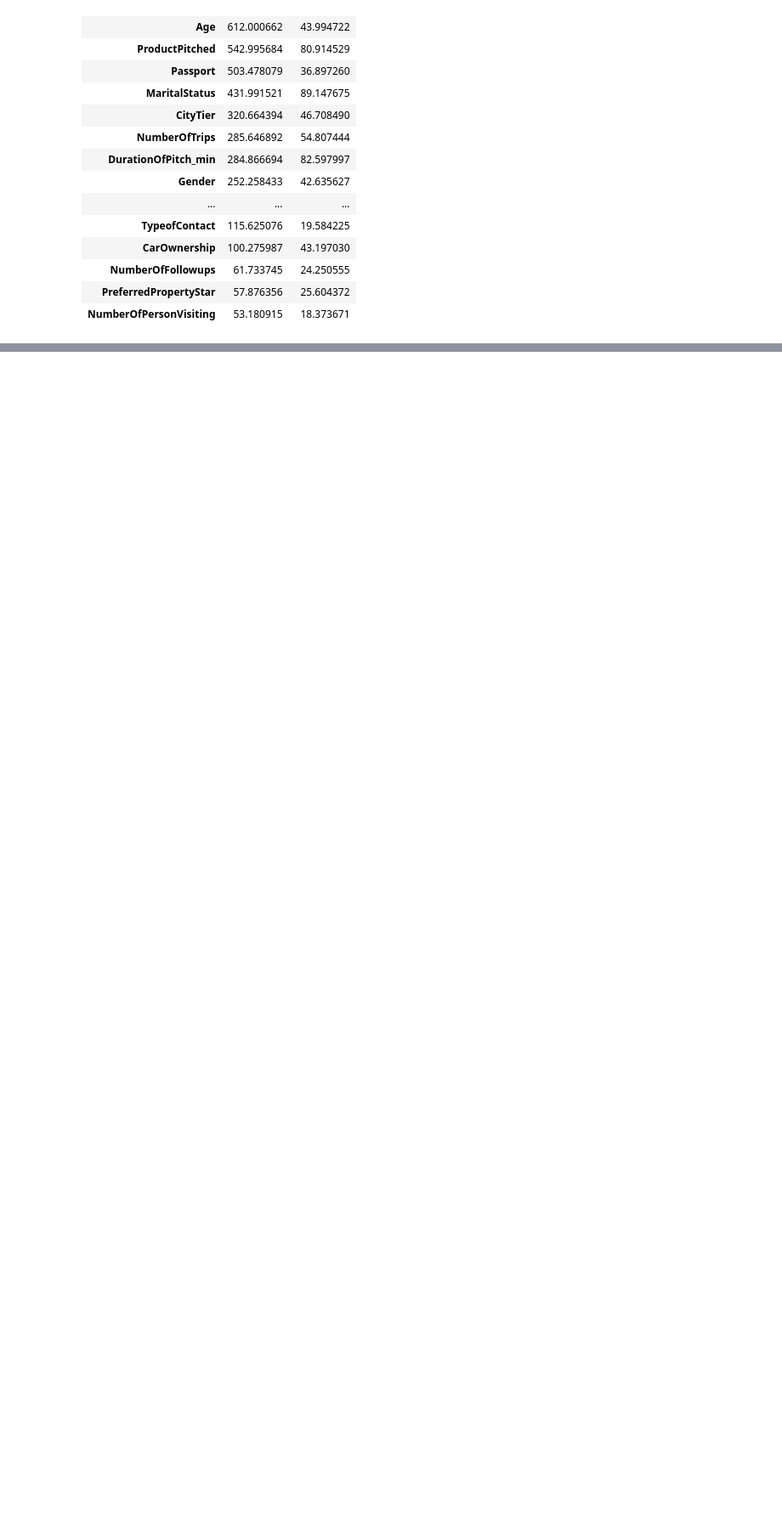
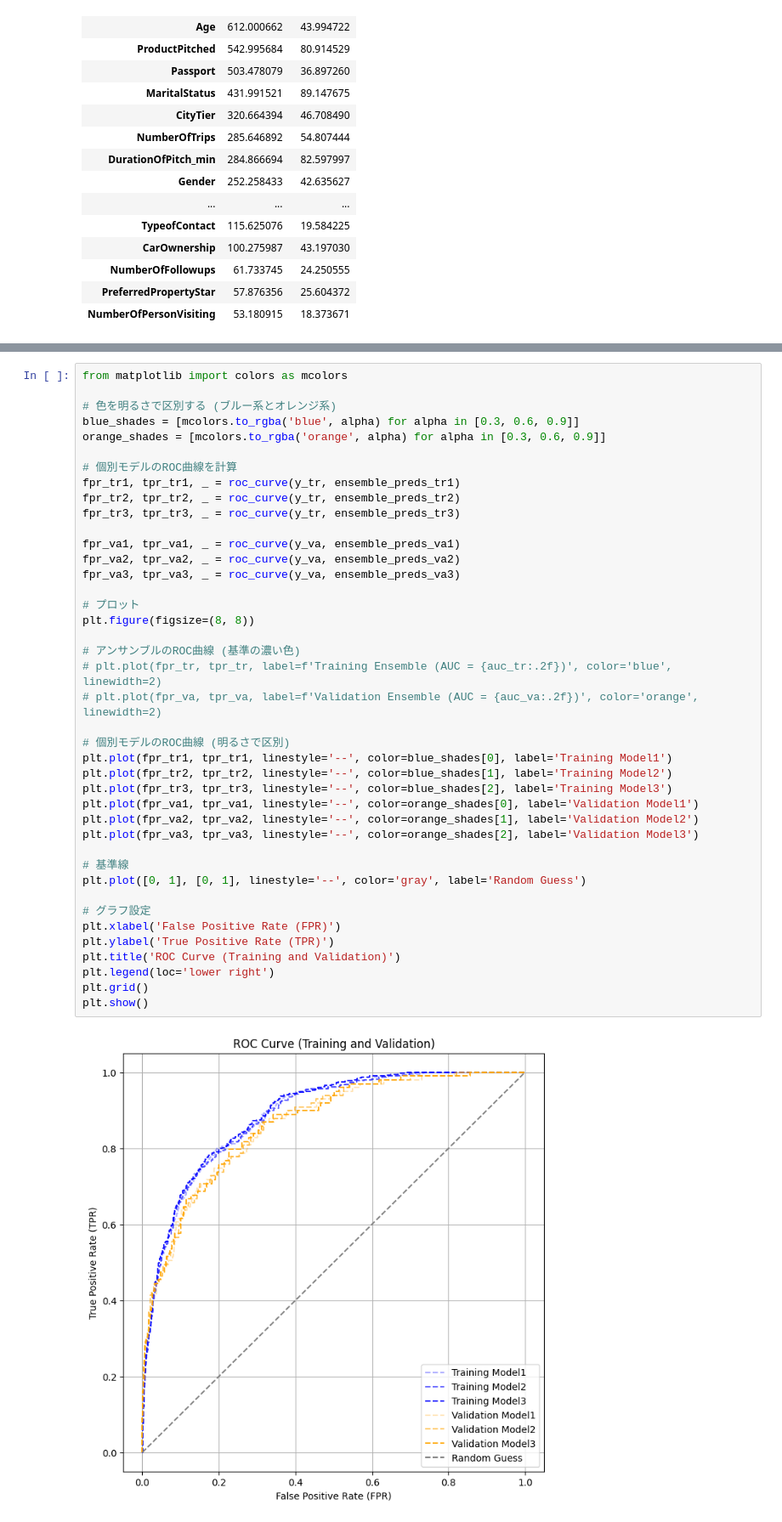
Before and after one commit to skyshine460/ProdTaken, a Jupyter notebook: ProdTaken_lightgbm_ense.ipynb, the cells around one changed output, grey strips where cells are left out. Shown at 85% size. Saved outputs shown, nothing was run; the diff lists cells and outputs as text; blank space fills up the shorter version.

```diff
--- a/ProdTaken_lightgbm_ense.ipynb
+++ b/ProdTaken_lightgbm_ense.ipynb
@@ -1822,3 +1826,46 @@ plt.show()
+# %%
+from matplotlib import colors as mcolors
+
+# 色を明るさで区別する (ブルー系とオレンジ系)
+blue_shades = [mcolors.to_rgba('blue', alpha) for alpha in [0.3, 0.6, 0.9]]
+orange_shades = [mcolors.to_rgba('orange', alpha) for alpha in [0.3, 0.6, 0.9]]
+
+# 個別モデルのROC曲線を計算
+fpr_tr1, tpr_tr1, _ = roc_curve(y_tr, ensemble_preds_tr1)
+fpr_tr2, tpr_tr2, _ = roc_curve(y_tr, ensemble_preds_tr2)
+fpr_tr3, tpr_tr3, _ = roc_curve(y_tr, ensemble_preds_tr3)
+
+fpr_va1, tpr_va1, _ = roc_curve(y_va, ensemble_preds_va1)
+fpr_va2, tpr_va2, _ = roc_curve(y_va, ensemble_preds_va2)
+fpr_va3, tpr_va3, _ = roc_curve(y_va, ensemble_preds_va3)
+
+# プロット
+plt.figure(figsize=(8, 8))
+
+# アンサンブルのROC曲線 (基準の濃い色)
+# plt.plot(fpr_tr, tpr_tr, label=f'Training Ensemble (AUC = {auc_tr:.2f})', color='blue', linewidth=2)
+# plt.plot(fpr_va, tpr_va, label=f'Validation Ensemble (AUC = {auc_va:.2f})', color='orange', linewidth=2)
+
+# 個別モデルのROC曲線 (明るさで区別)
+plt.plot(fpr_tr1, tpr_tr1, linestyle='--', color=blue_shades[0], label='Training Model1')
+plt.plot(fpr_tr2, tpr_tr2, linestyle='--', color=blue_shades[1], label='Training Model2')
+plt.plot(fpr_tr3, tpr_tr3, linestyle='--', color=blue_shades[2], label='Training Model3')
+plt.plot(fpr_va1, tpr_va1, linestyle='--', color=orange_shades[0], label='Validation Model1')
+plt.plot(fpr_va2, tpr_va2, linestyle='--', color=orange_shades[1], label='Validation Model2')
+plt.plot(fpr_va3, tpr_va3, linestyle='--', color=orange_shades[2], label='Validation Model3')
+
+# 基準線
+plt.plot([0, 1], [0, 1], linestyle='--', color='gray', label='Random Guess')
+
+# グラフ設定
+plt.xlabel('False Positive Rate (FPR)')
+plt.ylabel('True Positive Rate (TPR)')
+plt.title('ROC Curve (Training and Validation)')
+plt.legend(loc='lower right')
+plt.grid()
+plt.show()
+# %% [output]
+[figure, added]
 # %%
 # y_pred_prob = model.predict_proba(test_df[features])[:, 1]
 y_pred_prob1 = ensemble_predict(models1, x_test)
```
Also changed, not shown: parts of 5 cells of this notebook.
